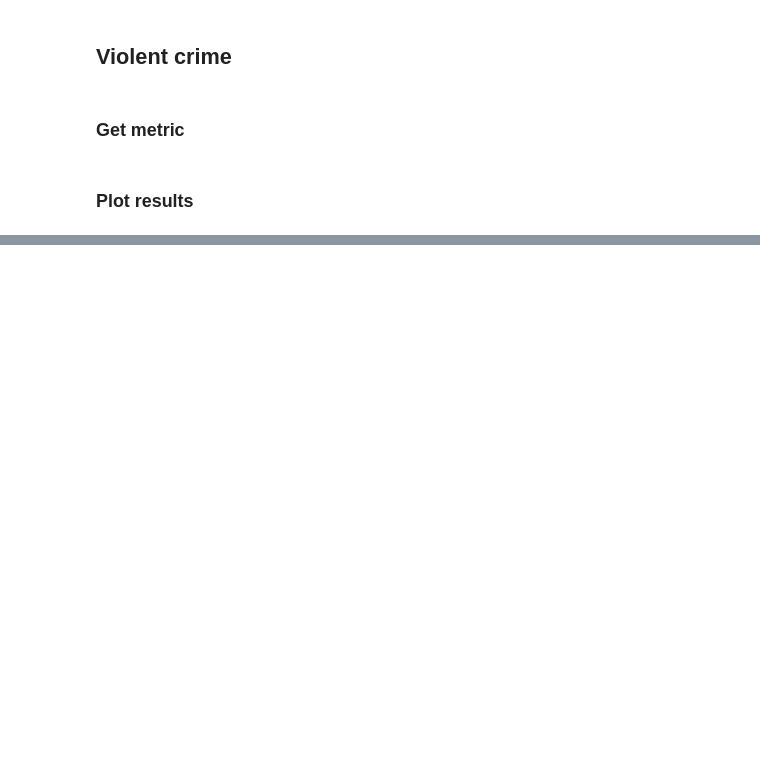
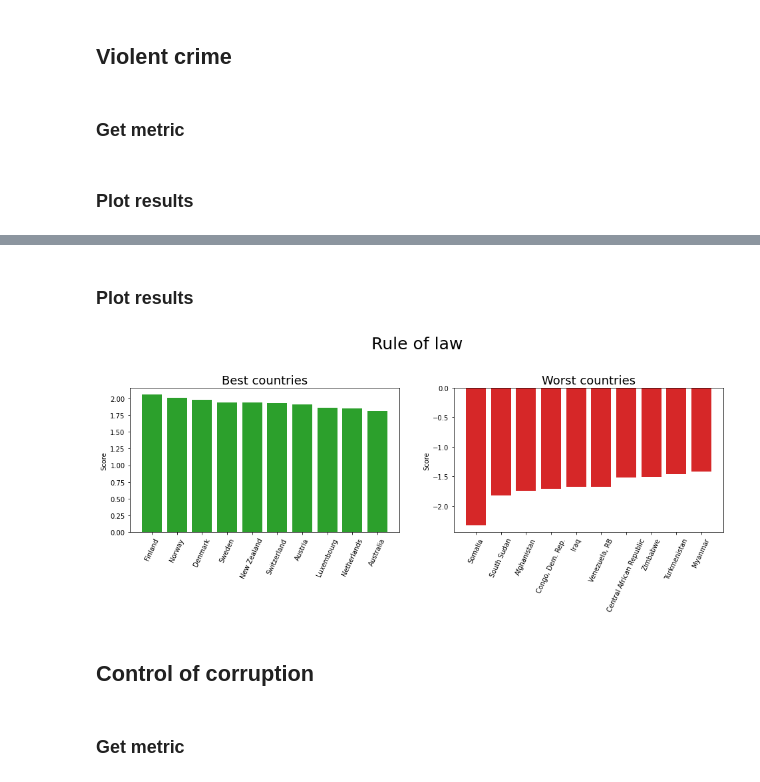
Before and after one commit to jcarterlab/Into-the-Wild, a Jupyter notebook: Into_the_Wild.ipynb, the cells around one changed output, grey strips where cells are left out. Saved outputs shown, nothing was run; the diff lists cells and outputs as text; code cells hidden in the pictures; blank space fills up the shorter version.

```diff
--- a/Into_the_Wild.ipynb
+++ b/Into_the_Wild.ipynb
@@ -182,0 +220,12 @@ barplot_summary(intentional_homicides_df, title='Violence')
+# %%
+rule_of_law_df = WB_longform_data('rule_of_law', reverse=False)
+# %% [markdown]
+### Plot results
+# %%
+barplot_summary(rule_of_law_df, title='Rule of law', countries_only=True)
+# %% [output]
+[figure, added]
+# %% [markdown]
+## Control of corruption
+# %% [markdown]
+### Get metric
```
Also changed, not shown: parts of 23 cells of this notebook, 3 other files.
